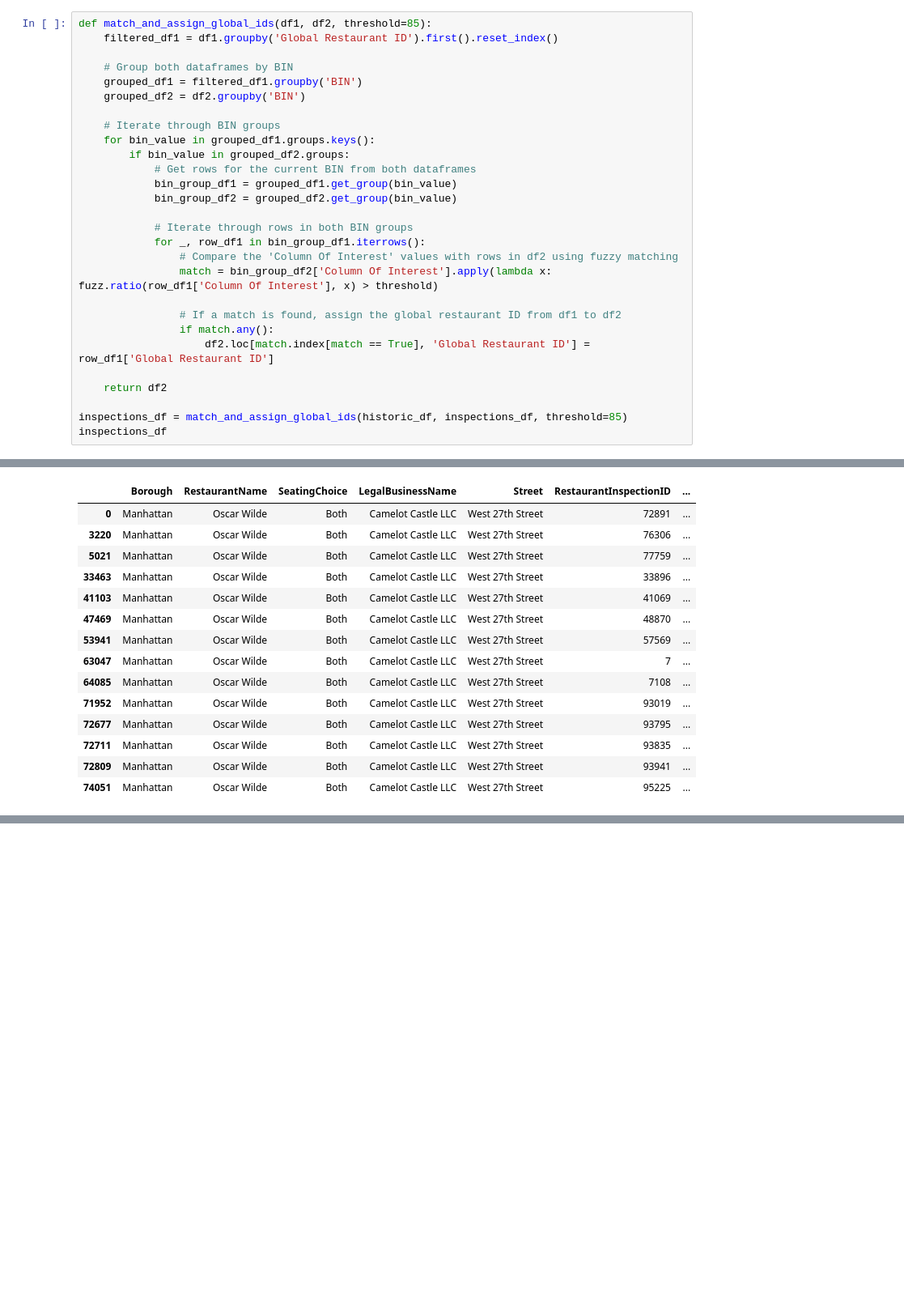
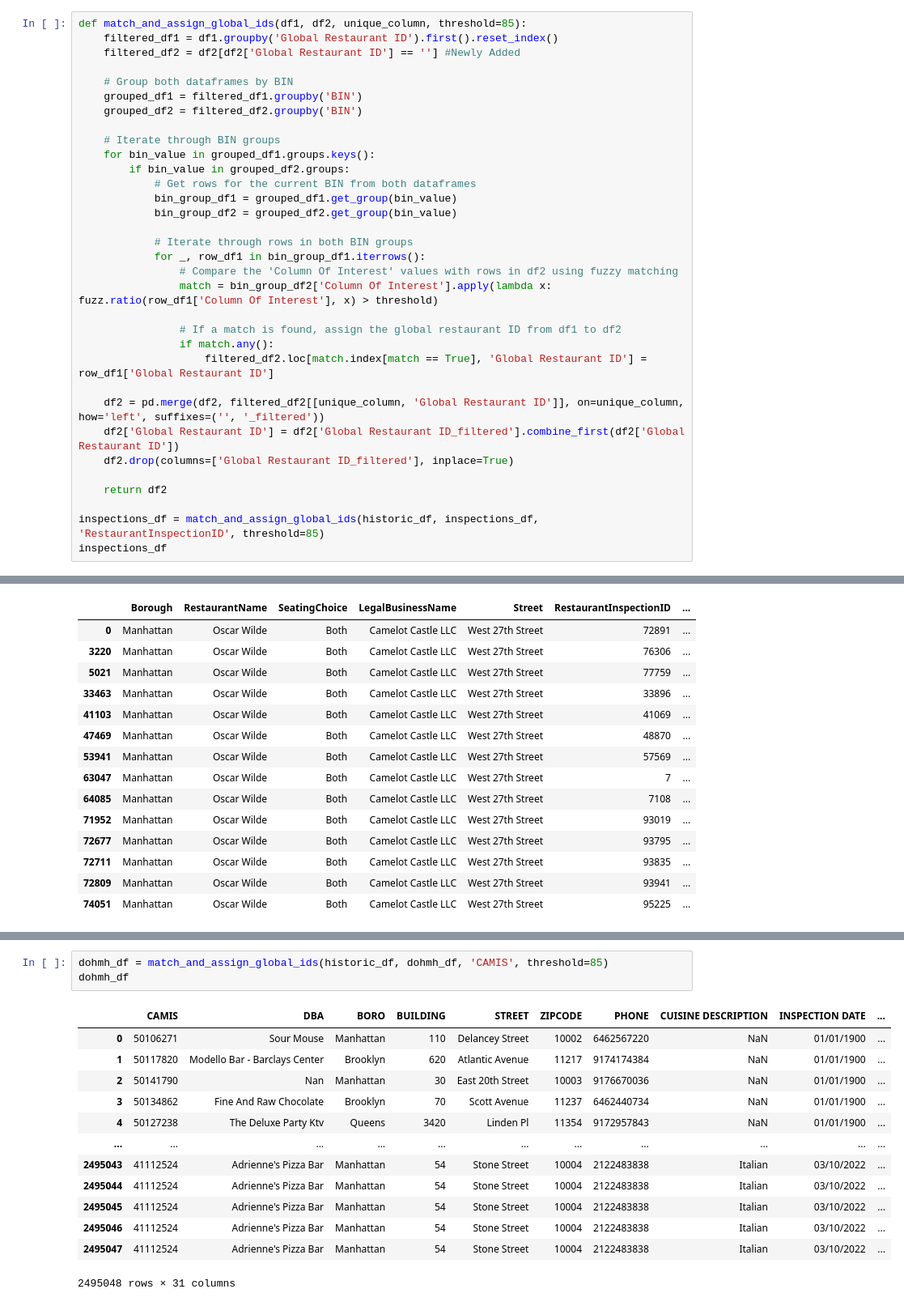
Before and after one commit to sephi-22/restaurant_services_analytics, a Jupyter notebook: Creating_global_id.ipynb, the cells around one changed output, grey strips where cells are left out. Shown at 81% size. Saved outputs shown, nothing was run; the diff lists cells and outputs as text; blank space fills up the shorter version.

```diff
--- a/Creating_global_id.ipynb
+++ b/Creating_global_id.ipynb
@@ -187,12 +187,13 @@ inspections_df
 # %%
 #inspections_df[inspections_df['Global Restaurant ID']=='00013455']
 # %%
-def match_and_assign_global_ids(df1, df2, threshold=85):
+def match_and_assign_global_ids(df1, df2, unique_column, threshold=85):
     filtered_df1 = df1.groupby('Global Restaurant ID').first().reset_index()
+    filtered_df2 = df2[df2['Global Restaurant ID'] == ''] #Newly Added
 
     # Group both dataframes by BIN
     grouped_df1 = filtered_df1.groupby('BIN')
-    grouped_df2 = df2.groupby('BIN')
+    grouped_df2 = filtered_df2.groupby('BIN')
 
     # Iterate through BIN groups
     for bin_value in grouped_df1.groups.keys():
@@ -208,11 +209,15 @@ def match_and_assign_global_ids(df1, df2, threshold=85):
 
                 # If a match is found, assign the global restaurant ID from df1 to df2
                 if match.any():
-                    df2.loc[match.index[match == True], 'Global Restaurant ID'] = row_df1['Global Restaurant ID']
+                    filtered_df2.loc[match.index[match == True], 'Global Restaurant ID'] = row_df1['Global Restaurant ID']
+
+    df2 = pd.merge(df2, filtered_df2[[unique_column, 'Global Restaurant ID']], on=unique_column, how='left', suffixes=('', '_filtered'))
+    df2['Global Restaurant ID'] = df2['Global Restaurant ID_filtered'].combine_first(df2['Global Restaurant ID'])
+    df2.drop(columns=['Global Restaurant ID_filtered'], inplace=True)
 
     return df2
 
-inspections_df = match_and_assign_global_ids(historic_df, inspections_df, threshold=85)
+inspections_df = match_and_assign_global_ids(historic_df, inspections_df, 'RestaurantInspectionID', threshold=85)
 inspections_df
 # %% [output]
 |  | Borough | RestaurantName | SeatingChoice | LegalBusinessName | Street | RestaurantInspectionID | ... |
@@ -345,0 +374,17 @@ inspections_df[inspections_df['Global Restaurant ID']=='00012040']
+# %%
+dohmh_df = match_and_assign_global_ids(historic_df, dohmh_df, 'CAMIS', threshold=85)
+dohmh_df
+# %% [output]
+|  | CAMIS | DBA | BORO | BUILDING | STREET | ZIPCODE | PHONE | CUISINE DESCRIPTION | INSPECTION DATE | ... |
+| 0 | 50106271 | Sour Mouse | Manhattan | 110 | Delancey Street | 10002 | 6462567220 | NaN | 01/01/1900 | ... |
+| 1 | 50117820 | Modello Bar - Barclays Center | Brooklyn | 620 | Atlantic Avenue | 11217 | 9174174384 | NaN | 01/01/1900 | ... |
+| 2 | 50141790 | Nan | Manhattan | 30 | East 20th Street | 10003 | 9176670036 | NaN | 01/01/1900 | ... |
+| 3 | 50134862 | Fine And Raw Chocolate | Brooklyn | 70 | Scott Avenue | 11237 | 6462440734 | NaN | 01/01/1900 | ... |
+| 4 | 50127238 | The Deluxe Party Ktv | Queens | 3420 | Linden Pl | 11354 | 9172957843 | NaN | 01/01/1900 | ... |
+| ... | ... | ... | ... | ... | ... | ... | ... | ... | ... | ... |
+| 2495043 | 41112524 | Adrienne's Pizza Bar | Manhattan | 54 | Stone Street | 10004 | 2122483838 | Italian | 03/10/2022 | ... |
+| 2495044 | 41112524 | Adrienne's Pizza Bar | Manhattan | 54 | Stone Street | 10004 | 2122483838 | Italian | 03/10/2022 | ... |
+| 2495045 | 41112524 | Adrienne's Pizza Bar | Manhattan | 54 | Stone Street | 10004 | 2122483838 | Italian | 03/10/2022 | ... |
+| 2495046 | 41112524 | Adrienne's Pizza Bar | Manhattan | 54 | Stone Street | 10004 | 2122483838 | Italian | 03/10/2022 | ... |
+| 2495047 | 41112524 | Adrienne's Pizza Bar | Manhattan | 54 | Stone Street | 10004 | 2122483838 | Italian | 03/10/2022 | ... |
+2495048 rows × 31 columns
```
Also changed, not shown: parts of 9 cells of this notebook, 1 other file.
